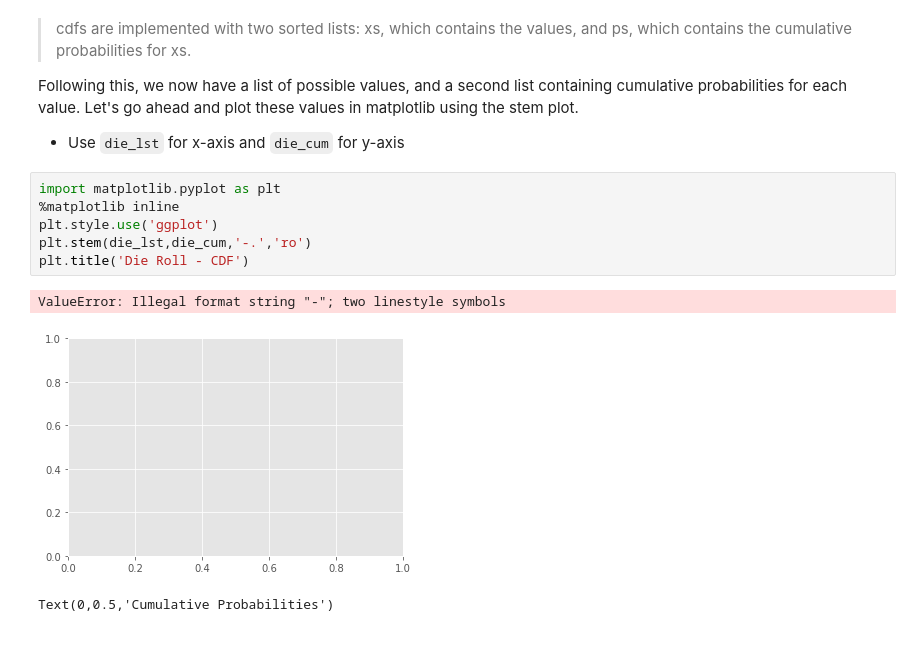
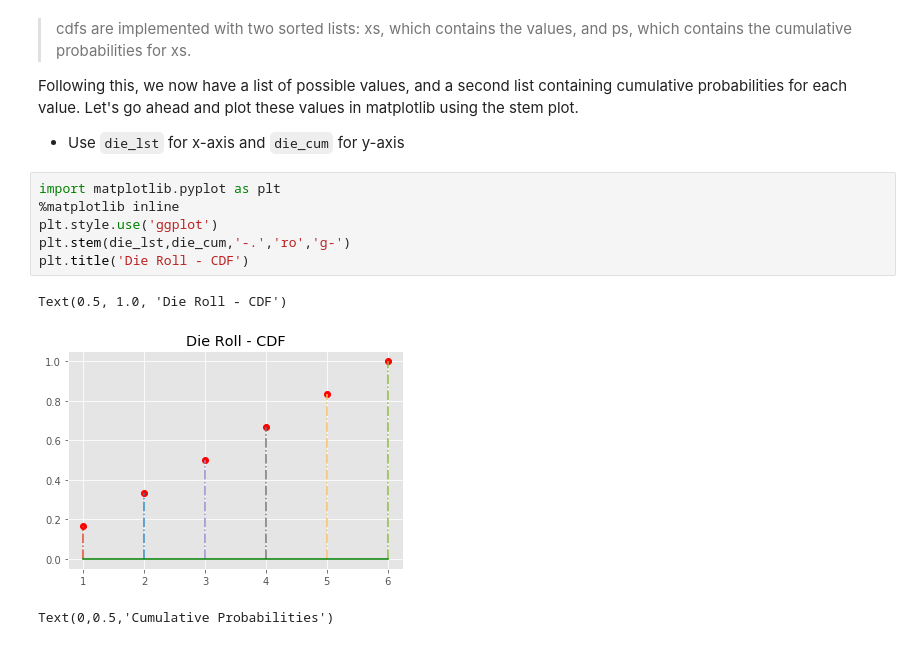
Before and after one commit to MsJacksonIYN/dsc-0-09-09-distributions-cdf-lab-nyc-ds-career-031119, a Jupyter notebook: index.ipynb, the cells around one changed output. Cells and saved outputs as stored; diff of their text form.

```diff
--- a/index.ipynb
+++ b/index.ipynb
@@ -66,12 +66,12 @@ Following this, we now have a list of possible values, and a second list contain
 # %%
 import matplotlib.pyplot as plt
 %matplotlib inline
 plt.style.use('ggplot')
-plt.stem(die_lst,die_cum,'-.','ro')
+plt.stem(die_lst,die_cum,'-.','ro','g-')
 plt.title('Die Roll - CDF')
 # %% [output]
-ValueError: Illegal format string "-"; two linestyle symbols
+Text(0.5, 1.0, 'Die Roll - CDF')
-[figure, old version]
+[figure, new version]
 # %%
 # %% [output]
 Text(0,0.5,'Cumulative Probabilities')
```
